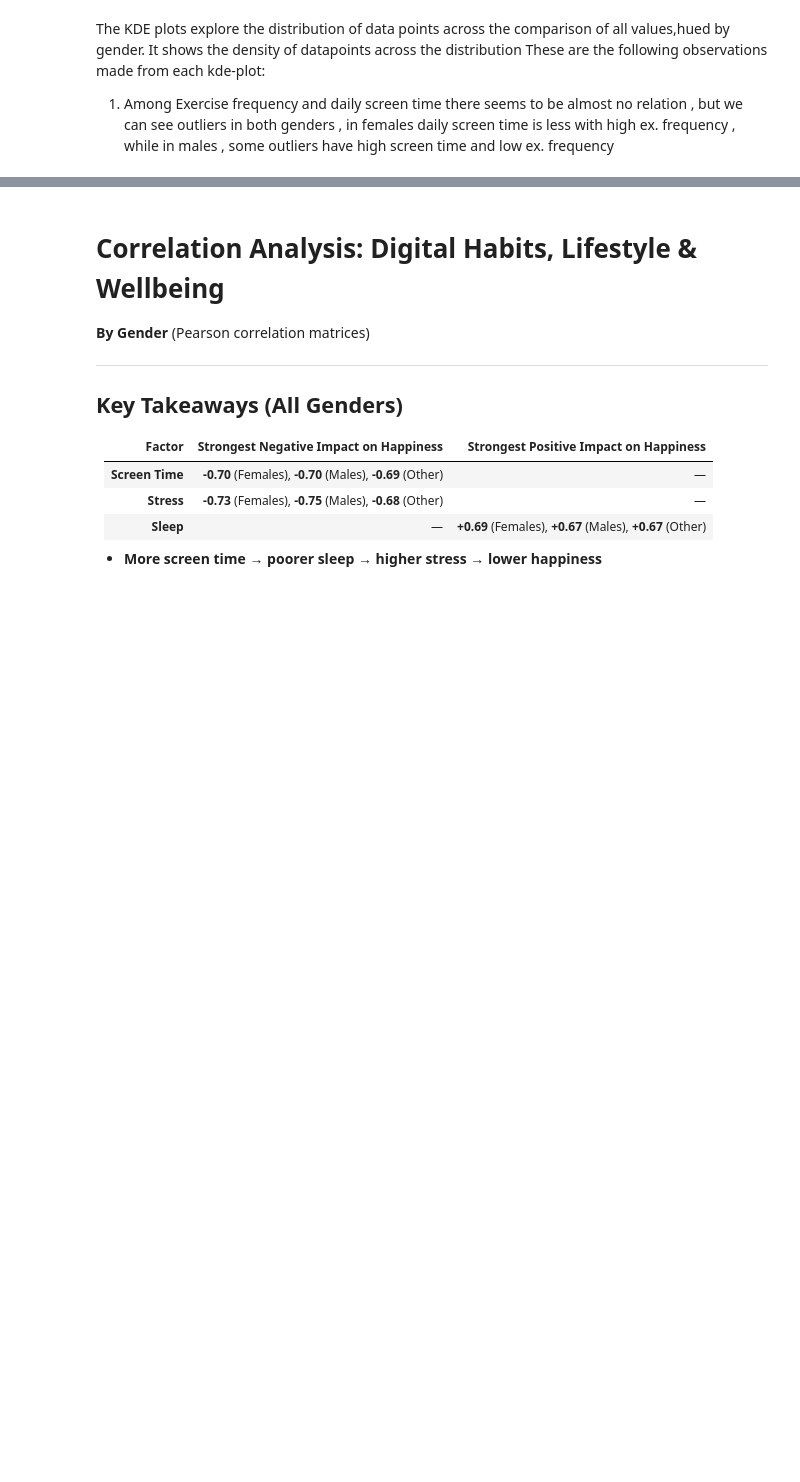
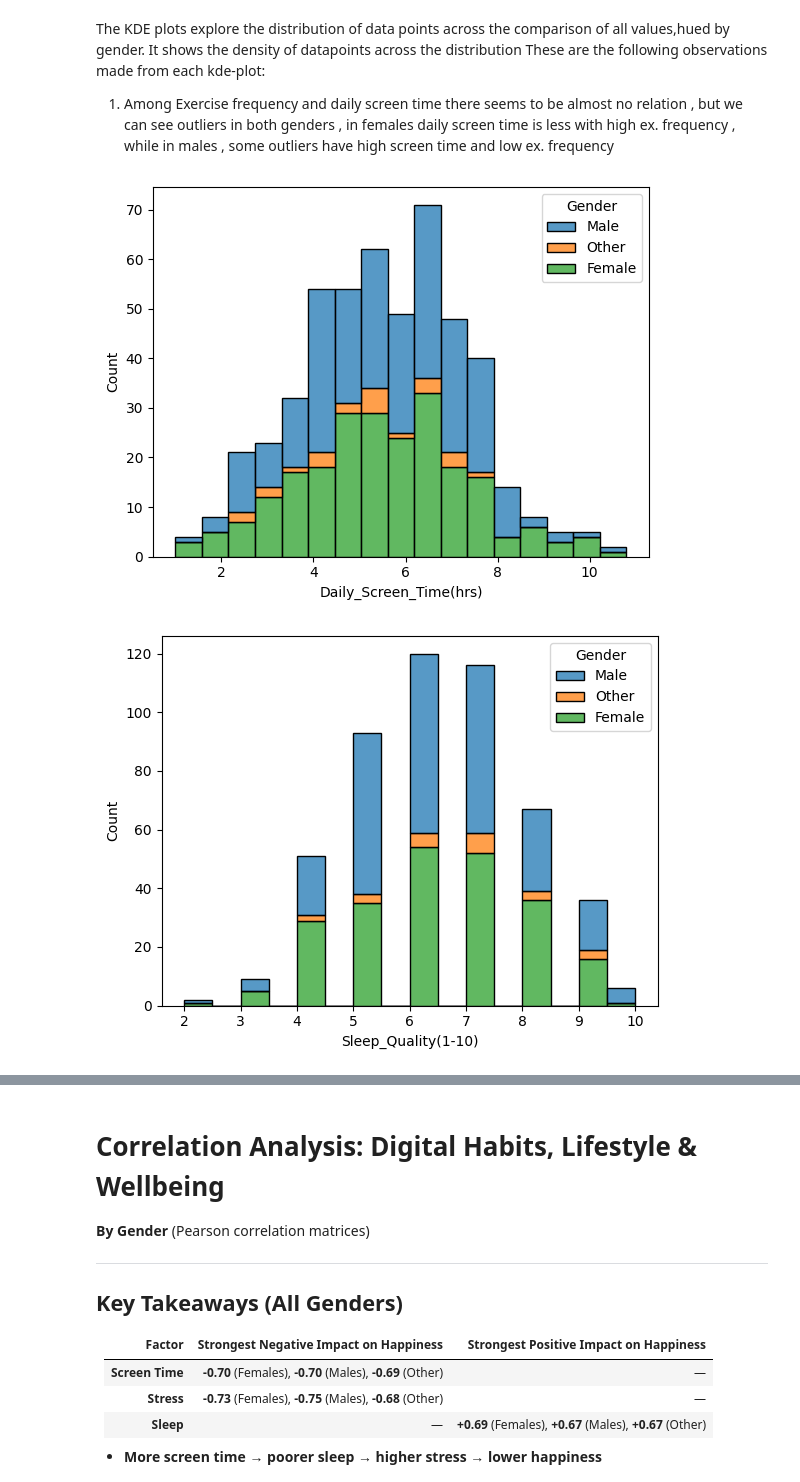
Before and after one commit to Ashmit-rai17/SocialMedia-Usage-Analysis, a Jupyter notebook: eda_gender.ipynb, the cells around one changed output, grey strips where cells are left out. Drawn from its saved outputs; the diff is of its cells as text; code cells hidden in the pictures; blank space fills up the shorter version.

Commit message:
updated gender analysis and started analysis on social media platforms

```diff
--- a/eda_gender.ipynb
+++ b/eda_gender.ipynb
@@ -86,3 +93,10 @@ The KDE plots explore the distribution of data points across the comparison of a
 It shows the density of datapoints across the distribution
 These are the following observations made from each kde-plot:
 1.  Among Exercise frequency and daily screen time there seems to be almost no relation , but we can see outliers in both genders , in females daily screen time is less with high ex. frequency , while in males , some outliers have high screen time and low ex. frequency
+# %%
+for col in num_cols:
+    sns.histplot(data=df , x=col , hue="Gender" , multiple="stack")
+    plt.show()
+# %% [output]
+[figure, added]
+[figure, added]
```
Also changed, not shown: parts of 7 cells of this notebook.
